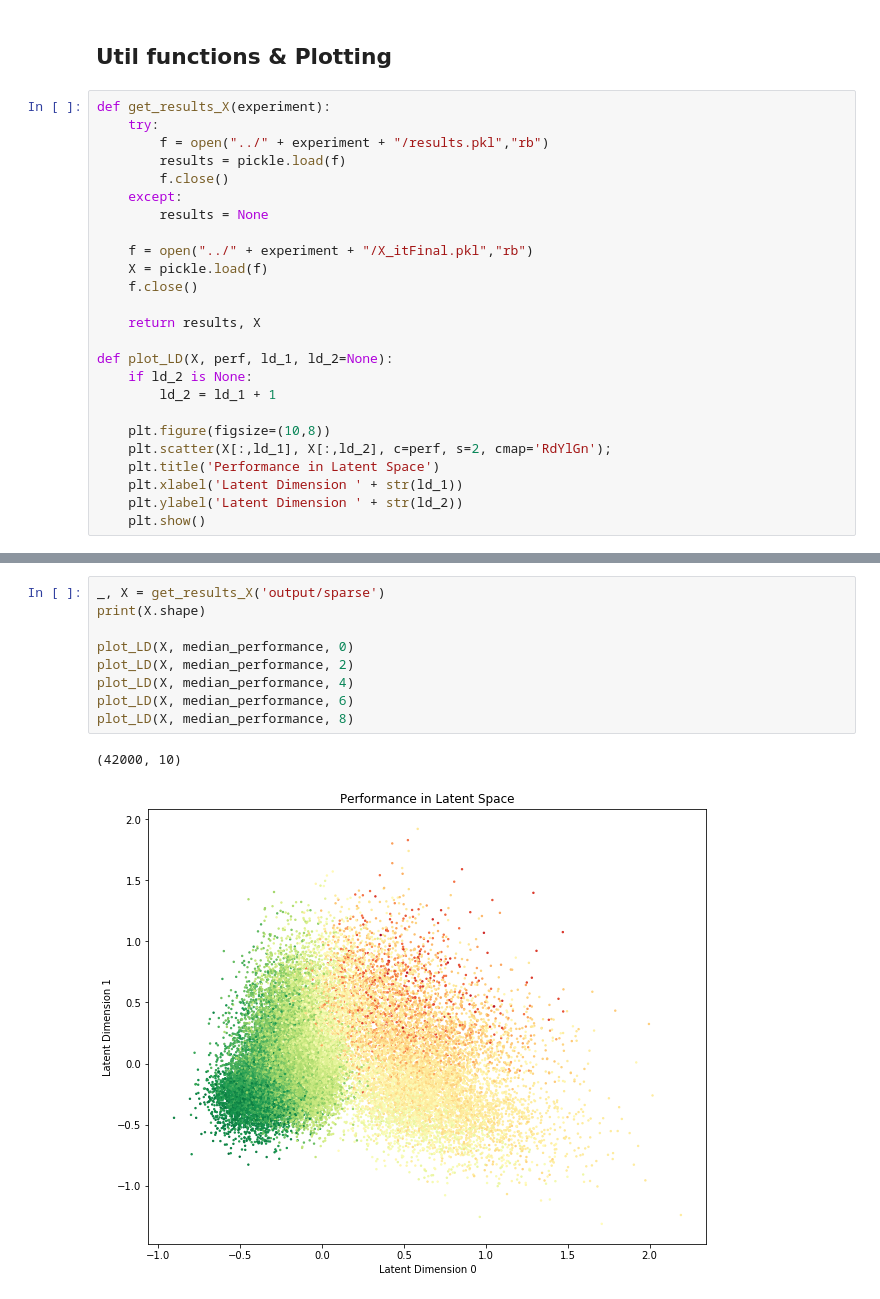
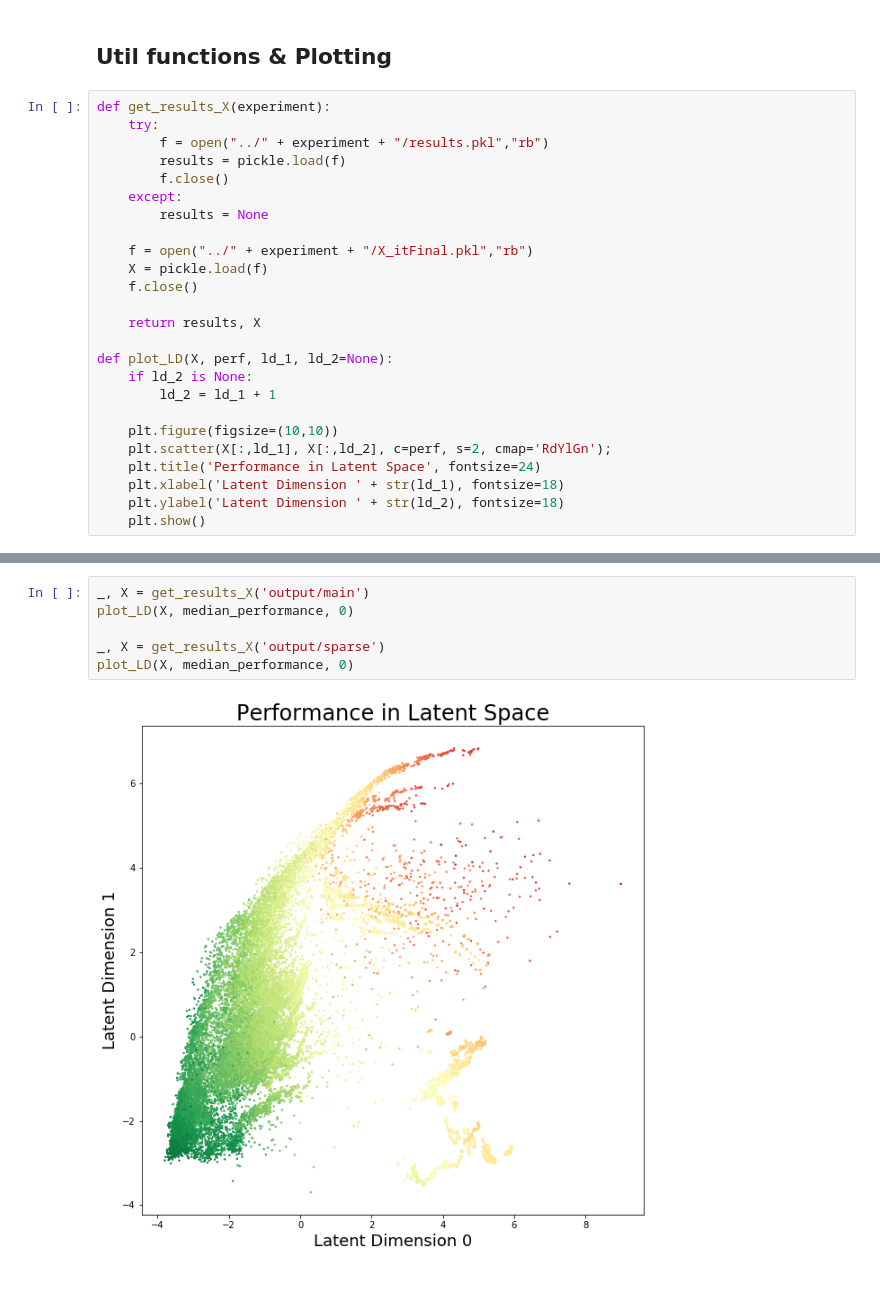
Before and after one commit to davidroschewitz/pmf-automl-dr, a Jupyter notebook: notebooks/Analysis.ipynb, the cells around one changed output, grey strips where cells are left out. Saved outputs shown, nothing was run; the diff lists cells and outputs as text.

```diff
--- a/notebooks/Analysis.ipynb
+++ b/notebooks/Analysis.ipynb
@@ -115,9 +116,9 @@ def plot_LD(X, perf, ld_1, ld_2=None):
     if ld_2 is None:
         ld_2 = ld_1 + 1
 
-    plt.figure(figsize=(10,8))
+    plt.figure(figsize=(10,10))
     plt.scatter(X[:,ld_1], X[:,ld_2], c=perf, s=2, cmap='RdYlGn');
-    plt.title('Performance in Latent Space')
-    plt.xlabel('Latent Dimension ' + str(ld_1))
-    plt.ylabel('Latent Dimension ' + str(ld_2))
+    plt.title('Performance in Latent Space', fontsize=24)
+    plt.xlabel('Latent Dimension ' + str(ld_1), fontsize=18)
+    plt.ylabel('Latent Dimension ' + str(ld_2), fontsize=18)
     plt.show()
@@ -132,12 +140,8 @@ compare_ranks(results);
 # %%
+_, X = get_results_X('output/main')
+plot_LD(X, median_performance, 0)
+
 _, X = get_results_X('output/sparse')
-print(X.shape)
-
 plot_LD(X, median_performance, 0)
-plot_LD(X, median_performance, 2)
-plot_LD(X, median_performance, 4)
-plot_LD(X, median_performance, 6)
-plot_LD(X, median_performance, 8)
 # %% [output]
-(42000, 10)
-[figure, old version]
+[figure, new version]
```
Also changed, not shown: parts of 4 cells of this notebook.
